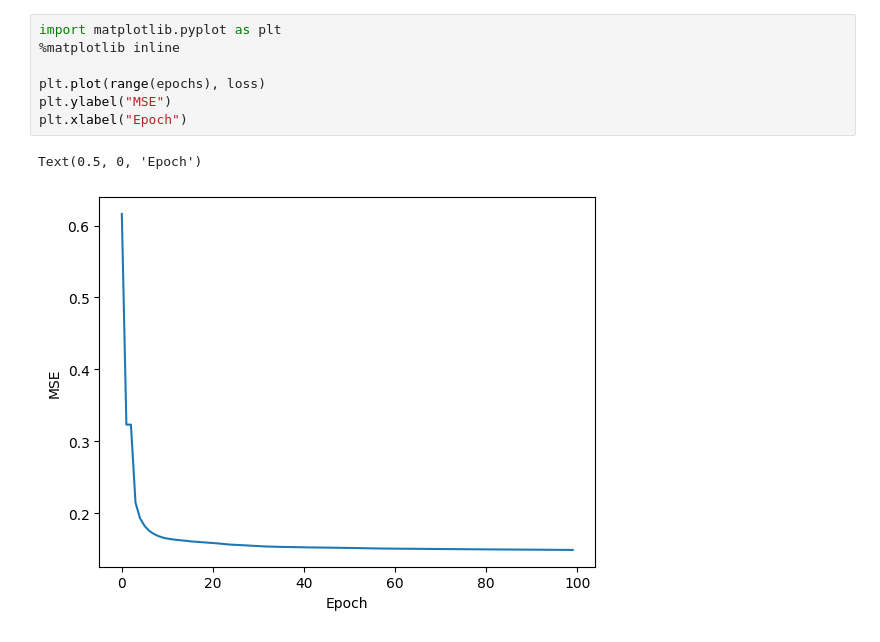
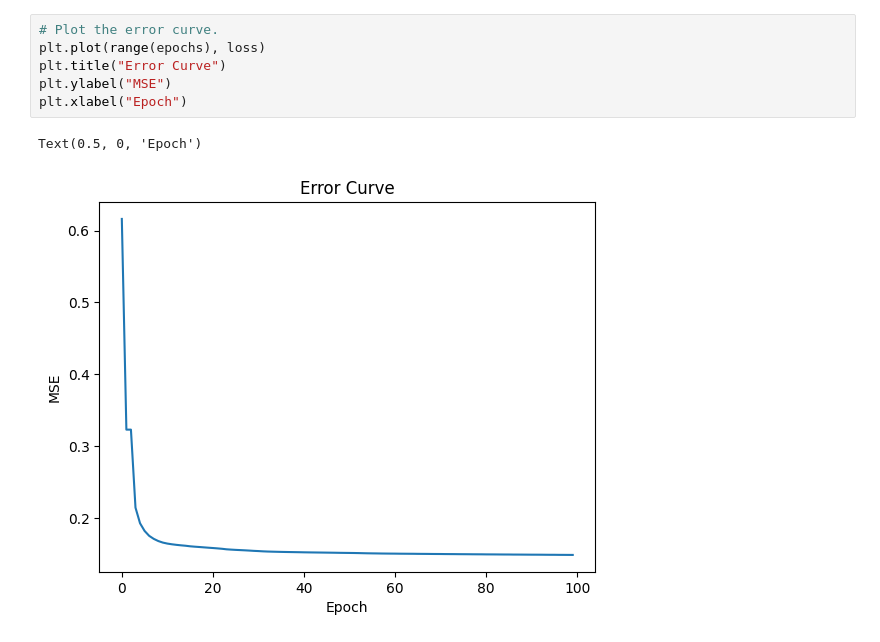
Before and after one commit to benkim2284/Diabetes-Prediction-Neural-Network-From-Scratch, a Jupyter notebook: diabetes-prediction-neural-network-from-scratch.ipynb, the cells around one changed output. Saved outputs shown, nothing was run; the diff lists cells and outputs as text.

```diff
--- a/diabetes-prediction-neural-network-from-scratch.ipynb
+++ b/diabetes-prediction-neural-network-from-scratch.ipynb
@@ -336,10 +341,9 @@ Accuracy for testing data: 0.7810945273631841
 # %%
-import matplotlib.pyplot as plt
-%matplotlib inline
-
+# Plot the error curve.
 plt.plot(range(epochs), loss)
+plt.title("Error Curve")
 plt.ylabel("MSE")
 plt.xlabel("Epoch")
 # %% [output]
 Text(0.5, 0, 'Epoch')
-[figure, old version]
+[figure, new version]
```
Also changed, not shown: parts of 12 cells of this notebook.
